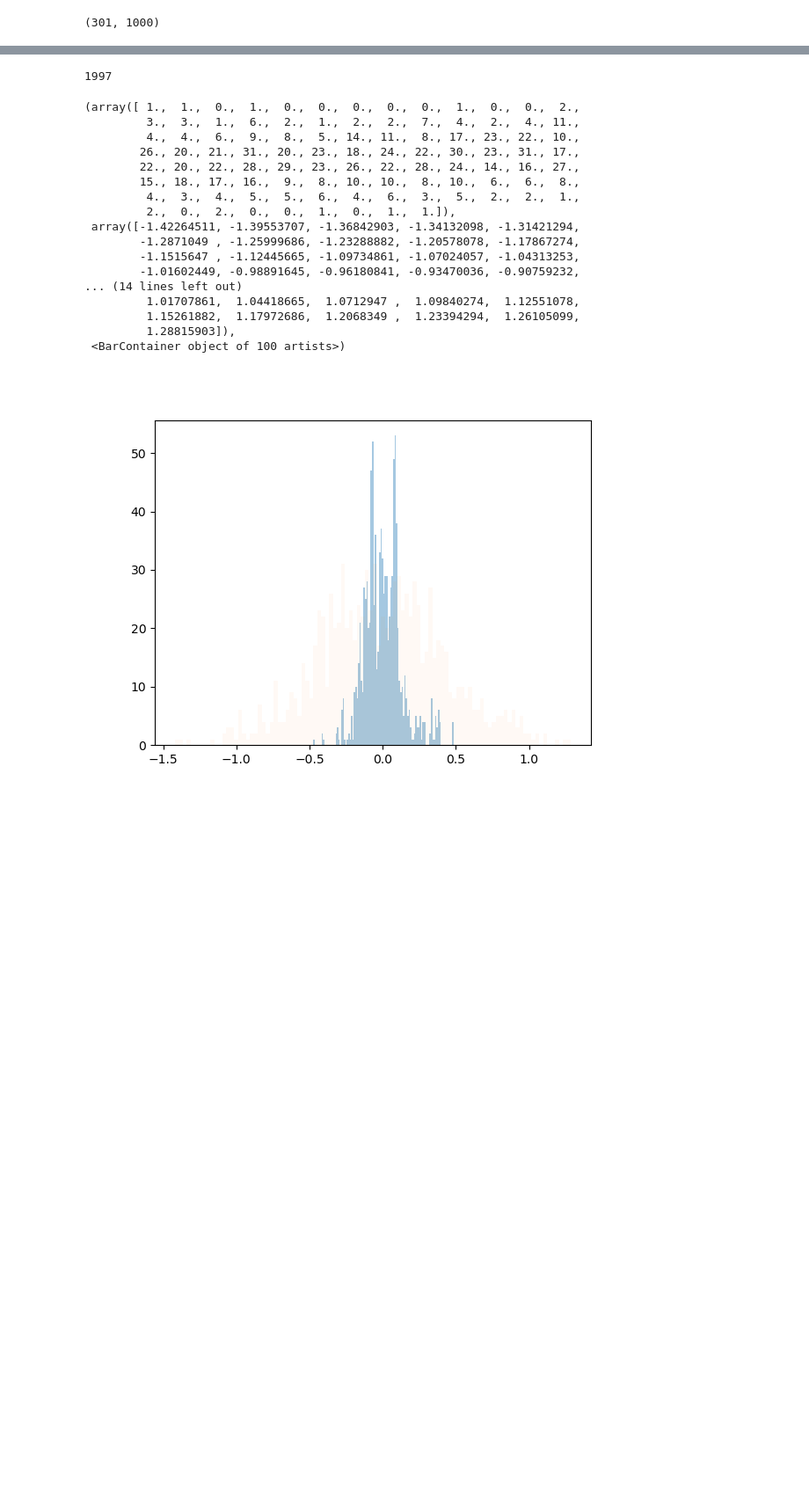
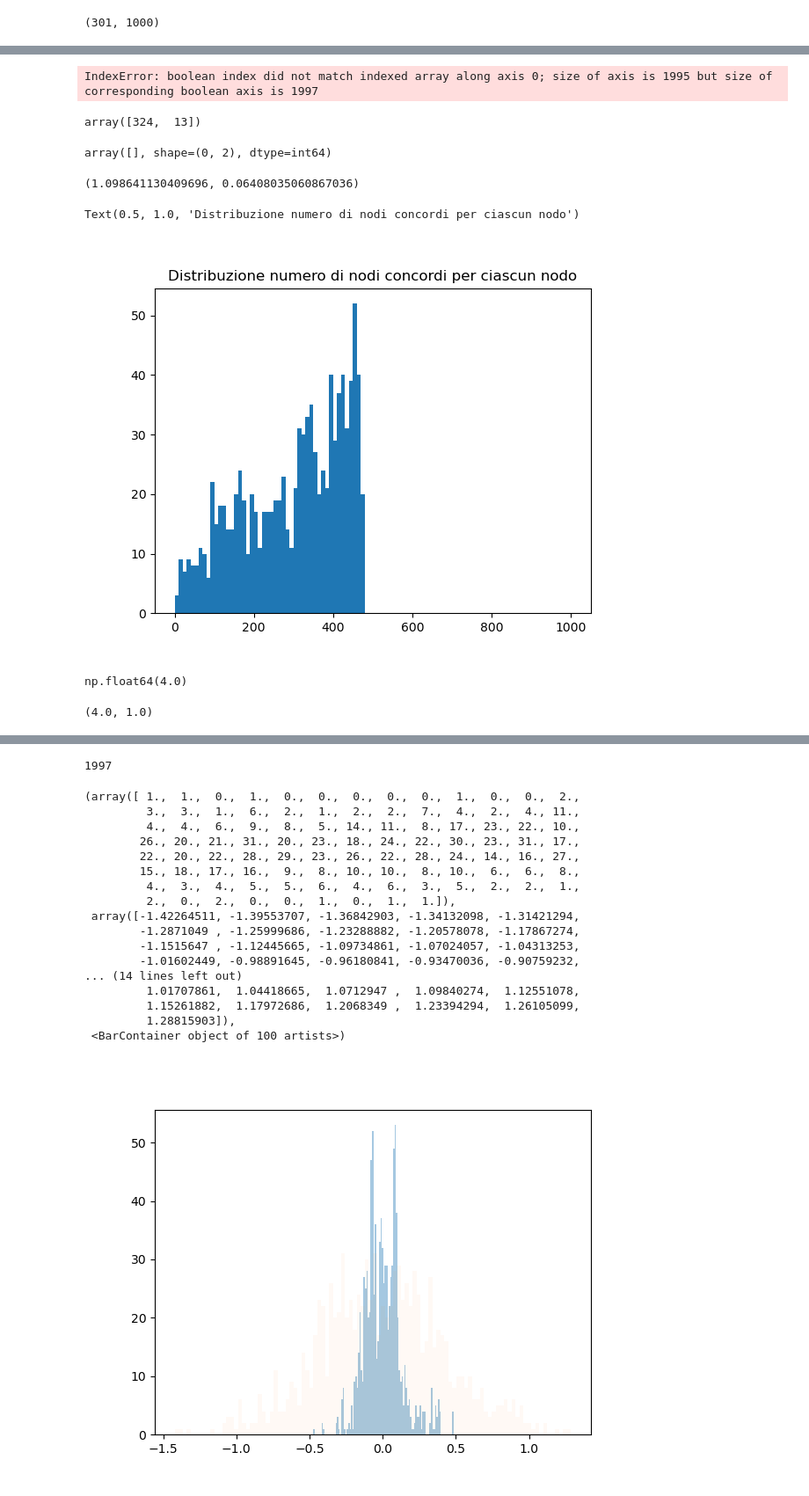
Before and after one commit to lunahsenzacca/EC, a Jupyter notebook: pynet.ipynb, the cells around one changed output, grey strips where cells are left out. Shown at 88% size. Saved outputs shown, nothing was run; the diff lists cells and outputs as text; code cells hidden in the pictures; blank space fills up the shorter version.

```diff
--- a/pynet.ipynb
+++ b/pynet.ipynb
@@ -179,0 +171,6 @@ array([0., 0.])
+# %%
+mu = mus[-1]#values('mu')
+sigmas = np.sqrt(sigma2s[-1])#np.sqrt(values('var'))
+# %%
+# vettore del numero di nodi concordi, per ciascun nodo
+friends = [np.sum([(abs(m - mu[i])< global_vars['beta']* sigmas[i]) for m in (mu)]) for i in range(1000)]
@@ -179,0 +203,31 @@ array([0., 0.])
+# %%
+np.arange(1995)[count==2]
+# %% [output]
+IndexError: boolean index did not match indexed array along axis 0; size of axis is 1995 but size of corresponding boolean axis is 1997
+# %%
+unique[1021]
+# %% [output]
+array([324,  13])
+# %%
+nets[1][nets[1][:,0]==nets[1][:,1]]
+# %% [output]
+array([], shape=(0, 2), dtype=int64)
+# %%
+netlogo.report(f'[mu] of node {wff}'),netlogo.report(f'[var] of node {wff}')
+# %% [output]
+(1.098641130409696, 0.06408035060867036)
+# %%
+plt.close('all')
+plt.hist(friends,bins=100,range=(0,1000))
+plt.title('Distribuzione numero di nodi concordi per ciascun nodo')
+# %% [output]
+Text(0.5, 1.0, 'Distribuzione numero di nodi concordi per ciascun nodo')
+[figure, added]
+# %%
+netlogo.report('[tc] of edges').sum()
+# %% [output]
+np.float64(4.0)
+# %%
+lones[-1],netlogo.report('pref')
+# %% [output]
+(4.0, 1.0)
```
Also changed, not shown: parts of 54 cells of this notebook, 24 other files.
